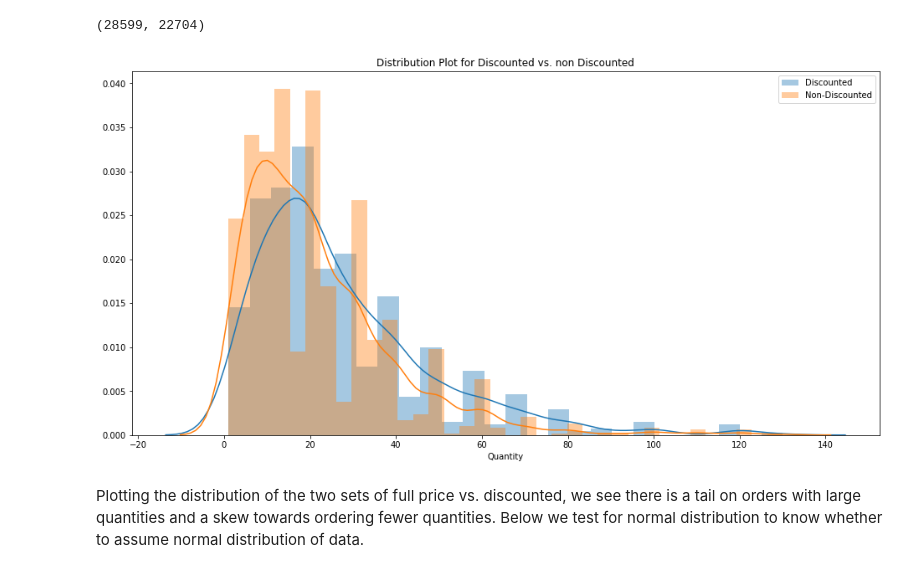
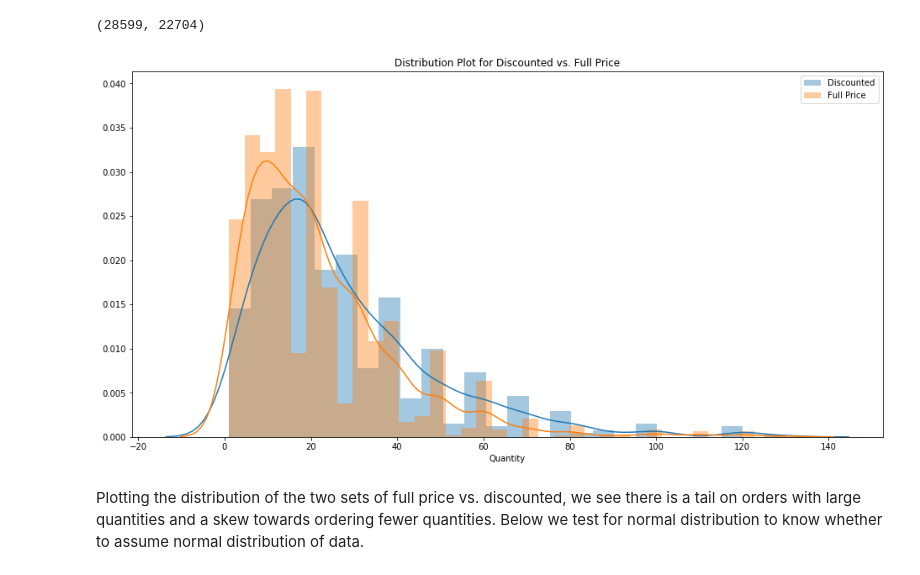
Before and after one commit to zfeizollahi/dsc-mod-3-project-online-ds-sp-000, a Jupyter notebook: Stats_Prop_Module.ipynb, the cells around one changed output. Saved outputs shown, nothing was run; the diff lists cells and outputs as text; code cells hidden in the pictures.

```diff
--- a/Stats_Prop_Module.ipynb
+++ b/Stats_Prop_Module.ipynb
@@ -98,11 +108,11 @@ warnings.filterwarnings("ignore")
 # %%
 plt.figure(figsize=(16,8))
 sns.distplot(discount_df.Quantity, label='Discounted')
-sns.distplot(fullprice_df.Quantity, label='Non-Discounted').set_title("Distribution Plot for Discounted vs. non Discounted")
+sns.distplot(fullprice_df.Quantity, label='Full Price').set_title("Distribution Plot for Discounted vs. Full Price")
 plt.legend()
 plt.show();
 # %% [output]
-[figure, old version]
+[figure, new version]
 # %% [markdown]
 Plotting the distribution of the two sets of full price vs. discounted, we see there is a tail on orders with large quantities and a skew towards ordering fewer quantities. Below we test for normal distribution to know whether to assume normal distribution of data.
 # %% [markdown]
```
Also changed, not shown: parts of 48 cells of this notebook, 23 other files.
